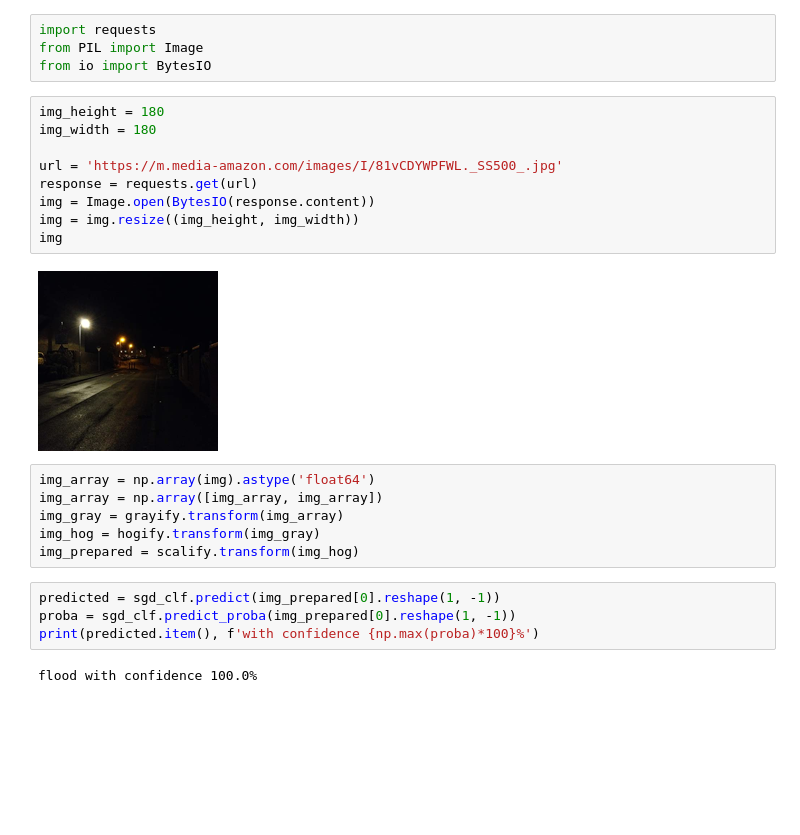
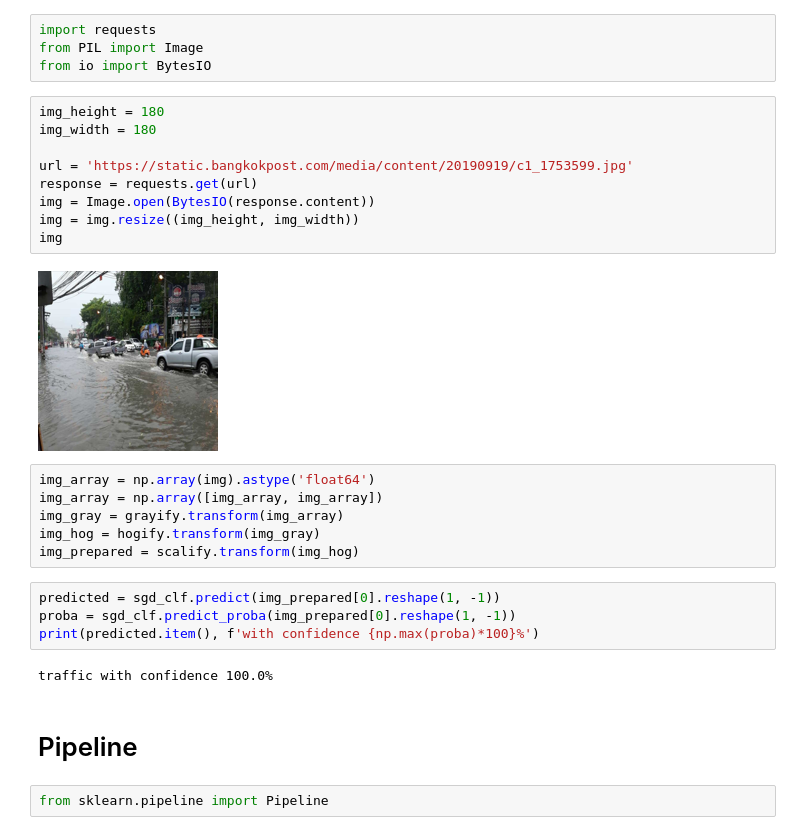
Before and after one commit to JimTaeH/MLOps323, a Jupyter notebook: ML_Model/ML Image Classification.ipynb, the cells around one changed output. Saved outputs shown, nothing was run; the diff lists cells and outputs as text; blank space fills up the shorter version.

```diff
--- a/ML_Model/ML Image Classification.ipynb
+++ b/ML_Model/ML Image Classification.ipynb
@@ -389,14 +383,14 @@ from io import BytesIO
 # %%
 img_height = 180
 img_width = 180
 
-url = 'https://m.media-amazon.com/images/I/81vCDYWPFWL._SS500_.jpg'
+url = 'https://static.bangkokpost.com/media/content/20190919/c1_1753599.jpg'
 response = requests.get(url)
 img = Image.open(BytesIO(response.content))
 img = img.resize((img_height, img_width))
 img
 # %% [output]
-[figure, old version]
+[figure, new version]
 # %%
 img_array = np.array(img).astype('float64')
 img_array = np.array([img_array, img_array])
@@ -408,4 +402,8 @@ predicted = sgd_clf.predict(img_prepared[0].reshape(1, -1))
 proba = sgd_clf.predict_proba(img_prepared[0].reshape(1, -1))
 print(predicted.item(), f'with confidence {np.max(proba)*100}%')
 # %% [output]
-flood with confidence 100.0%
+traffic with confidence 100.0%
+# %% [markdown]
+# Pipeline
+# %%
+from sklearn.pipeline import Pipeline
```
Also changed, not shown: parts of 12 cells of this notebook, 1 other file.
